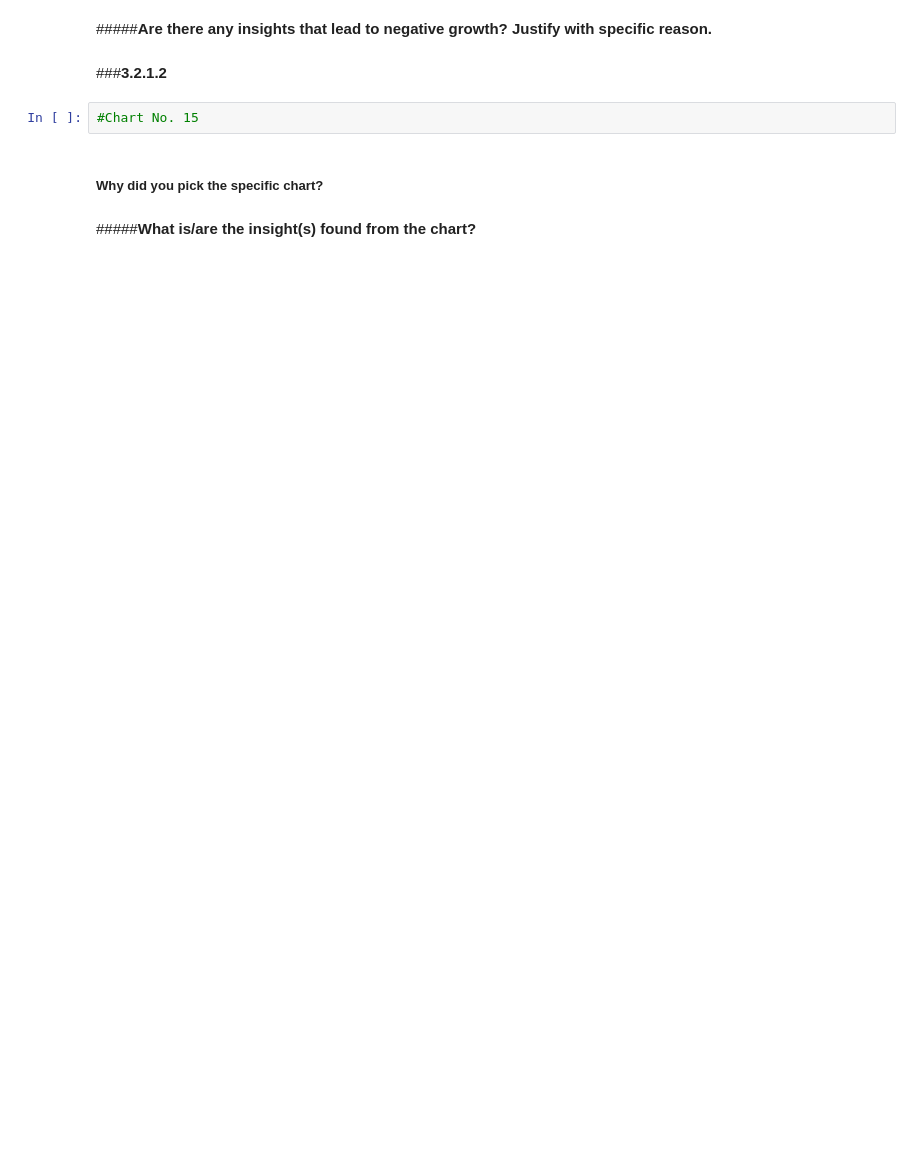
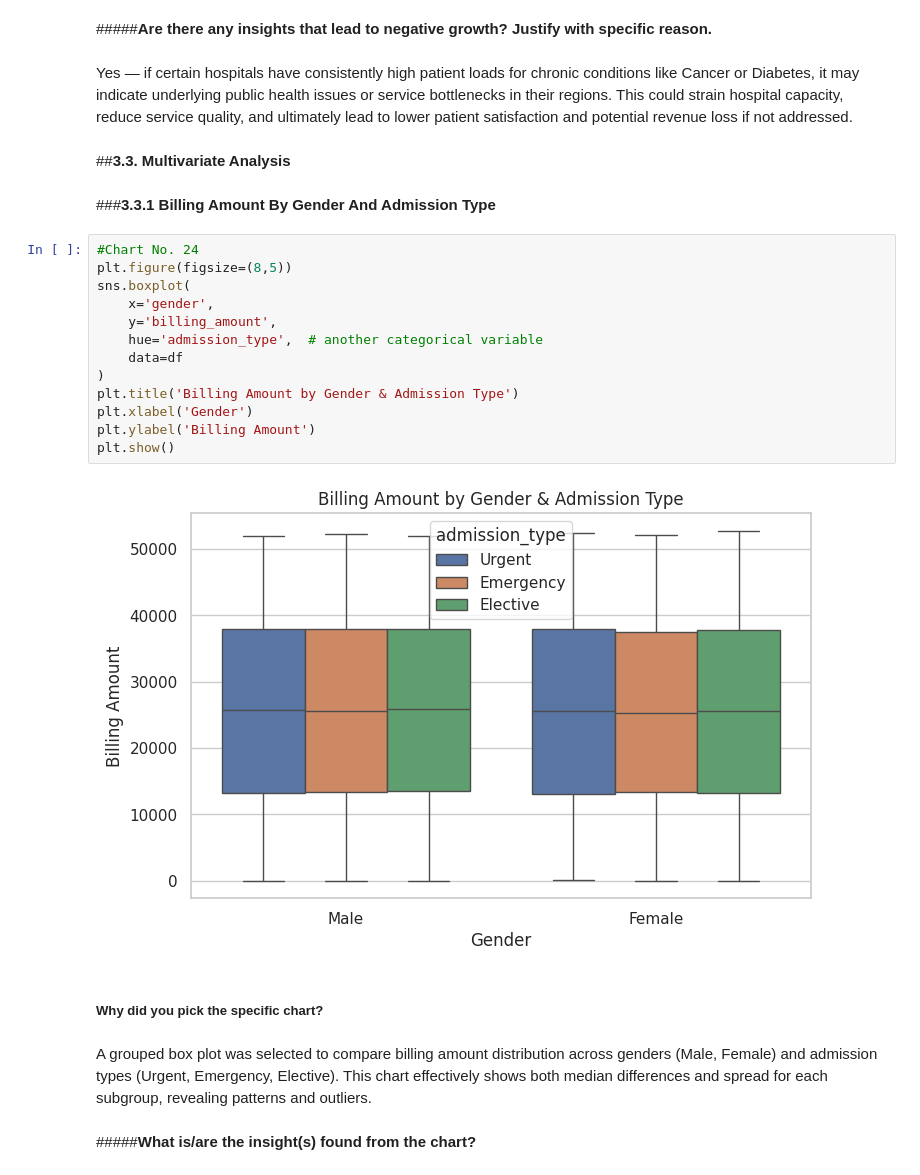
Before and after one commit to Sagarjain93/Healthcare, a Jupyter notebook: Healthcare.ipynb, the cells around one changed output. Saved outputs shown, nothing was run; the diff lists cells and outputs as text; blank space fills up the shorter version.

Commit message:
Complete Multi-variate Analysis

```diff
--- a/Healthcare.ipynb
+++ b/Healthcare.ipynb
@@ -1790,10 +1861,30 @@ plt.show()
 # %% [markdown]
 #####**Are there any insights that lead to negative growth? Justify with specific reason.**
-# %% [markdown]
-###**3.2.1.2**
-# %%
-#Chart No. 15
+# %% [markdown]
+Yes — if certain hospitals have consistently high patient loads for chronic conditions like Cancer or Diabetes, it may indicate underlying public health issues or service bottlenecks in their regions.
+This could strain hospital capacity, reduce service quality, and ultimately lead to lower patient satisfaction and potential revenue loss if not addressed.
+# %% [markdown]
+##**3.3. Multivariate Analysis**
+# %% [markdown]
+###**3.3.1 Billing Amount By Gender And Admission Type**
+# %%
+#Chart No. 24
+plt.figure(figsize=(8,5))
+sns.boxplot(
+    x='gender',
+    y='billing_amount',
+    hue='admission_type',  # another categorical variable
+    data=df
+)
+plt.title('Billing Amount by Gender & Admission Type')
+plt.xlabel('Gender')
+plt.ylabel('Billing Amount')
+plt.show()
+# %% [output]
+[figure, added]
 # %% [markdown]
 ##### **Why did you pick the specific chart?**
+# %% [markdown]
+A grouped box plot was selected to compare billing amount distribution across genders (Male, Female) and admission types (Urgent, Emergency, Elective). This chart effectively shows both median differences and spread for each subgroup, revealing patterns and outliers.
 # %% [markdown]
 #####**What is/are the insight(s) found from the chart?**
```
Also changed, not shown: parts of 48 cells of this notebook.
